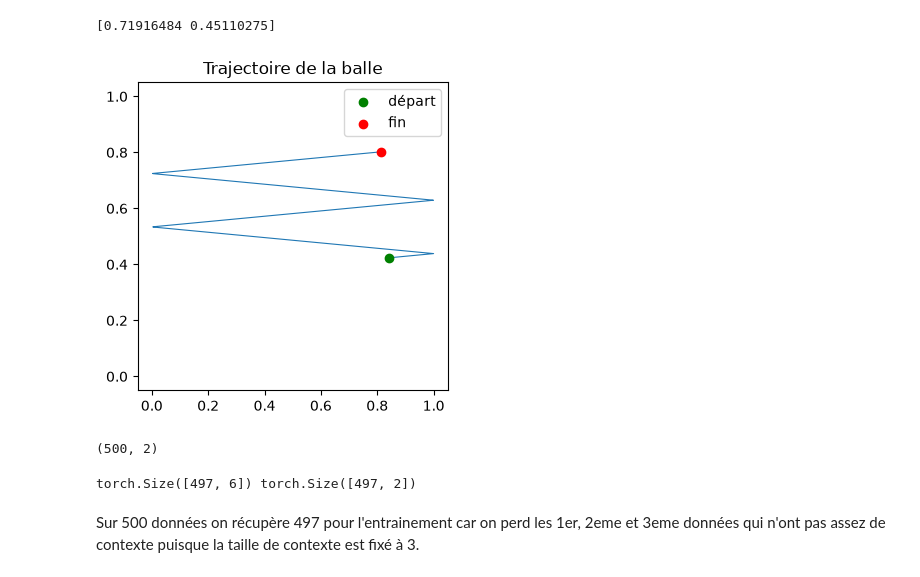
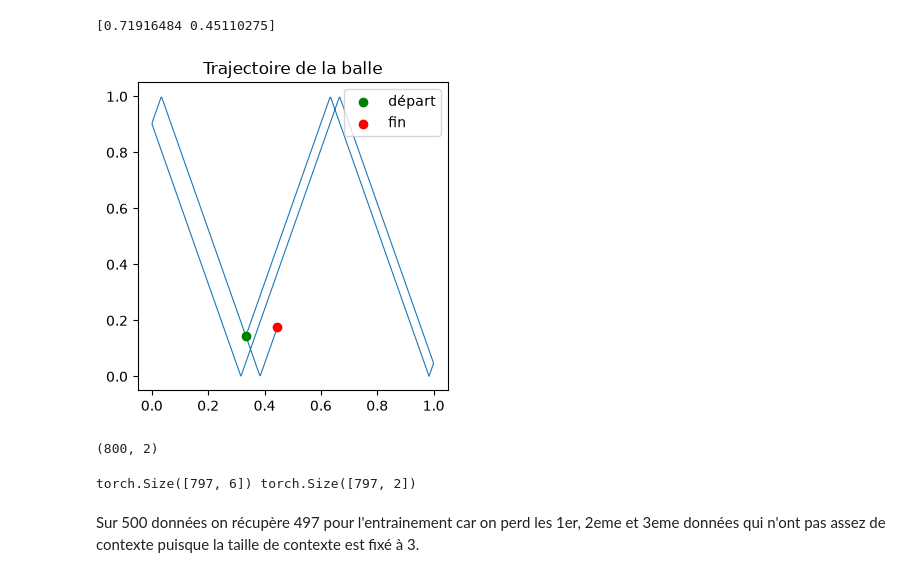
Before and after one commit to Faj1223/Cognitively-Inspired-Energy-Based-World-Models, a Jupyter notebook: notebooks/03_World_model.ipynb, the cells around one changed output. Drawn from its saved outputs; the diff is of its cells as text; code cells hidden in the pictures.

```diff
--- a/notebooks/03_World_model.ipynb
+++ b/notebooks/03_World_model.ipynb
@@ -135,9 +135,9 @@ def simulate_bouncing_ball(n_steps=500,speed = 0.4, dt=0.02, box=(0.0, 1.0), see
     """
 
     rng = np.random.default_rng(seed) # Generateur(PCG64), je ne sais pas trop ce que c'est...
-    pos = rng.uniform(box[0] + 0.1, box[1] - 0.1, size=2) # on tire uniformément deux réels entre 0.1 et 0.9 pour en faire un point de départ
+    pos = np.array([(box[0] + box[1]) / 3, (box[0] + box[1]) / 7]) # rng.uniform(box[0] + 0.1, box[1] - 0.1, size=2) on tire uniformément deux réels entre 0.1 et 0.9 pour en faire un point de départ
     # vitesse aléatoire mais de norme fixe, pour garder une dynamique homogène
-    angle = rng.uniform(0, 2 * np.pi) # un angle entre 0 et 2pi pour la direction de départ
+    angle = angle = 1.234 # rng.uniform(0, 2 * np.pi) un angle entre 0 et 2pi pour la direction de départ
 
     vel = speed * np.array([np.cos(angle), np.sin(angle)]) # vecteur vitesse initial (v_x, v_y)
 
@@ -155,21 +155,21 @@ def simulate_bouncing_ball(n_steps=500,speed = 0.4, dt=0.02, box=(0.0, 1.0), see
 
     return np.stack(positions)  # (n_steps, 2)
 # %%
-traj = simulate_bouncing_ball(n_steps=500,speed = 0.4, dt=0.02, box=(0.0, 1.0), seed=None)
+traj = simulate_bouncing_ball(n_steps=800,speed = 0.4, dt=0.02, box=(0.0, 1.0), seed=None)
 
 plt.figure(figsize=(4, 4))
 plt.plot(traj[:, 0], traj[:, 1], lw=0.8)
 plt.scatter(traj[0, 0], traj[0, 1], c="green", label="départ", zorder=5)
 plt.scatter(traj[-1, 0], traj[-1, 1], c="red", label="fin", zorder=5)
 plt.xlim(-0.05, 1.05); plt.ylim(-0.05, 1.05)
 plt.legend(); plt.title("Trajectoire de la balle")
 plt.show()
 # %% [output]
-[figure, old version]
+[figure, new version]
 # %%
 print(traj.shape) # 500 points de la trajectoire dans le plan 2D
 # %% [output]
-(500, 2)
+(800, 2)
 # %%
 class EBM(nn.Module):
     def __init__(self, input_dim=2, hidden_dims=[64], output_dim=1):
@@ -206,7 +206,7 @@ def make_positive_pairs(traj, context_len=3):
 ctx, true_next = make_positive_pairs(traj)
 print(ctx.shape, true_next.shape)
 # %% [output]
-torch.Size([497, 6]) torch.Size([497, 2])
+torch.Size([797, 6]) torch.Size([797, 2])
 # %% [markdown]
 Sur 500 données on récupère 497 pour l'entrainement car on perd les 1er, 2eme et 3eme données qui n'ont pas assez de contexte puisque la taille de contexte est fixé à 3.
 # %%
```
Also changed, not shown: parts of 35 cells of this notebook, 3 other files.
